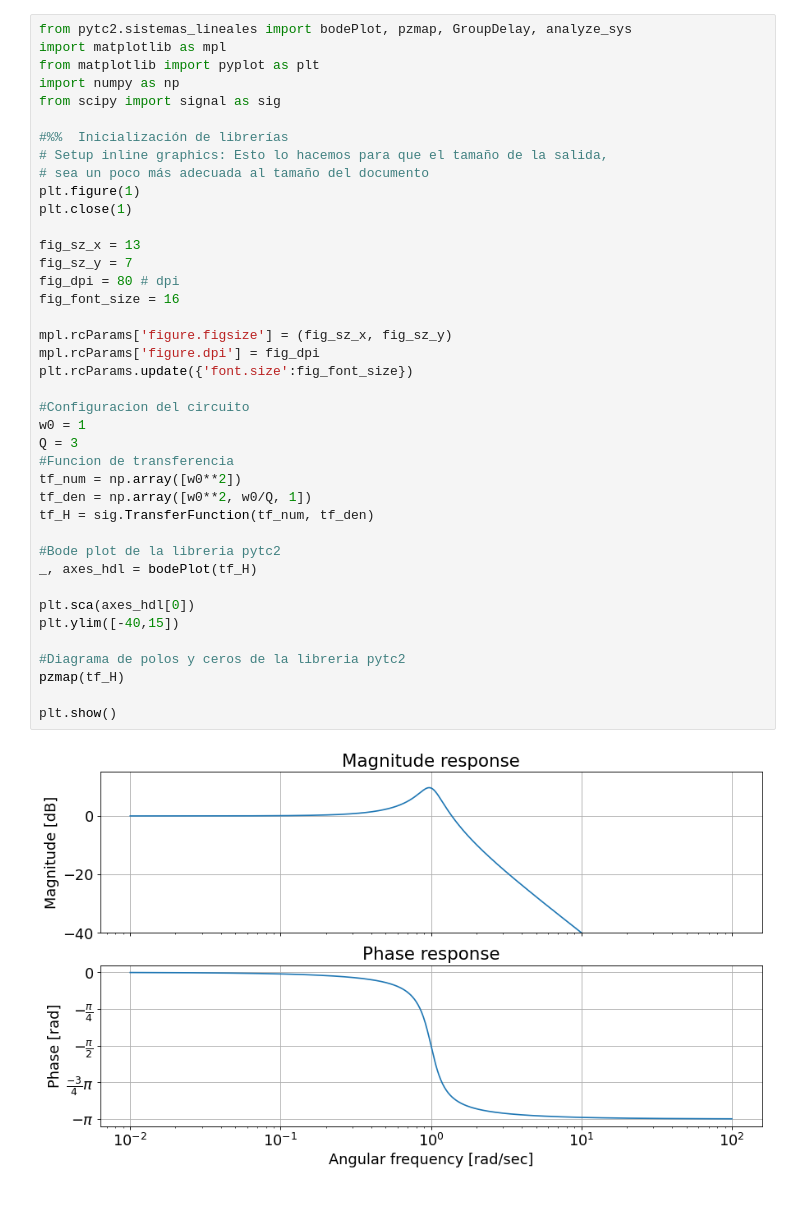
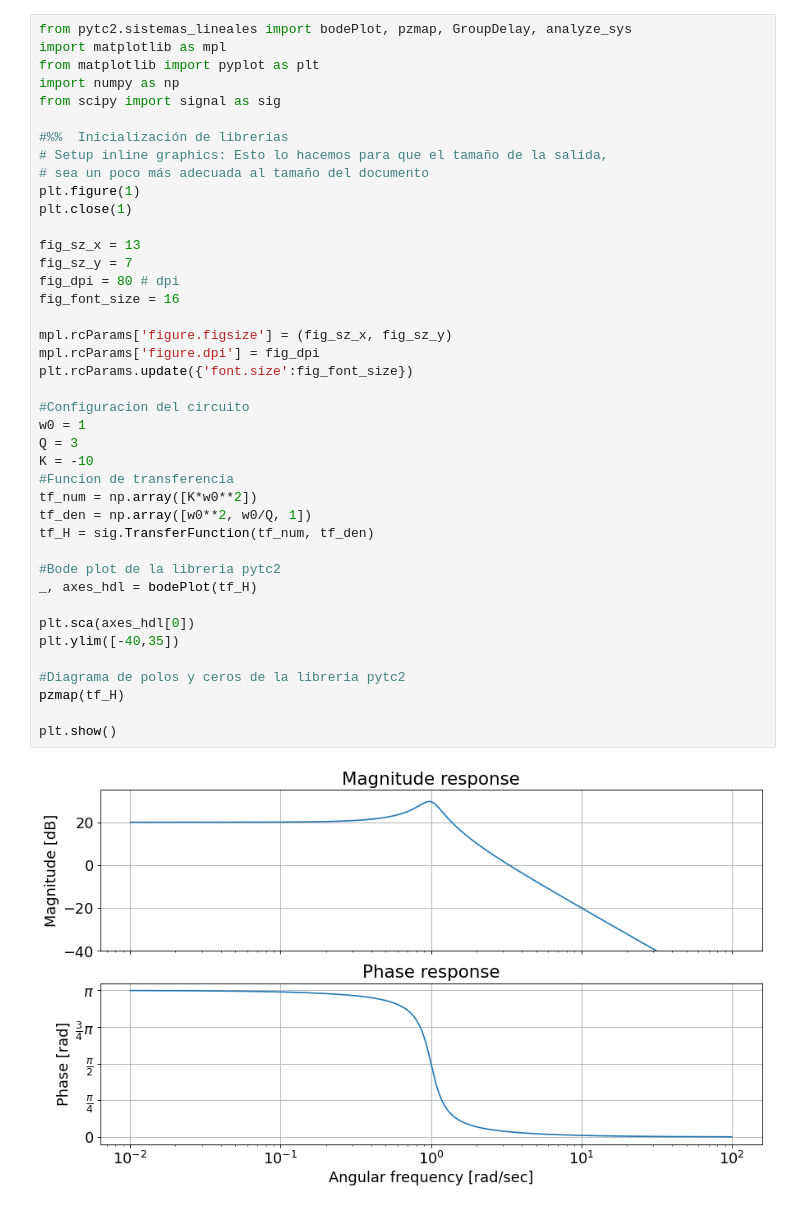
Before and after one commit to brunogle/tc2-r4001, a Jupyter notebook: trabajo_semanal_2/trabajo_semanal_2.ipynb, the cells around one changed output. Saved outputs shown, nothing was run; the diff lists cells and outputs as text.

```diff
--- a/trabajo_semanal_2/trabajo_semanal_2.ipynb
+++ b/trabajo_semanal_2/trabajo_semanal_2.ipynb
@@ -135,34 +177,35 @@ from scipy import signal as sig
 # sea un poco más adecuada al tamaño del documento
 plt.figure(1)
 plt.close(1)
 
 fig_sz_x = 13
 fig_sz_y = 7
 fig_dpi = 80 # dpi
 fig_font_size = 16
 
 mpl.rcParams['figure.figsize'] = (fig_sz_x, fig_sz_y)
 mpl.rcParams['figure.dpi'] = fig_dpi
 plt.rcParams.update({'font.size':fig_font_size})
 
 #Configuracion del circuito
 w0 = 1
 Q = 3
+K = -10
 #Funcion de transferencia
-tf_num = np.array([w0**2])
+tf_num = np.array([K*w0**2])
 tf_den = np.array([w0**2, w0/Q, 1])
 tf_H = sig.TransferFunction(tf_num, tf_den)
 
 #Bode plot de la libreria pytc2
 _, axes_hdl = bodePlot(tf_H)
 
 plt.sca(axes_hdl[0])
-plt.ylim([-40,15])
+plt.ylim([-40,35])
 
 #Diagrama de polos y ceros de la libreria pytc2
 pzmap(tf_H)
 
 plt.show()
 # %% [output]
-[figure, old version]
+[figure, new version]
 [figure]
```
Also changed, not shown: parts of 11 cells of this notebook, 1 other file.
